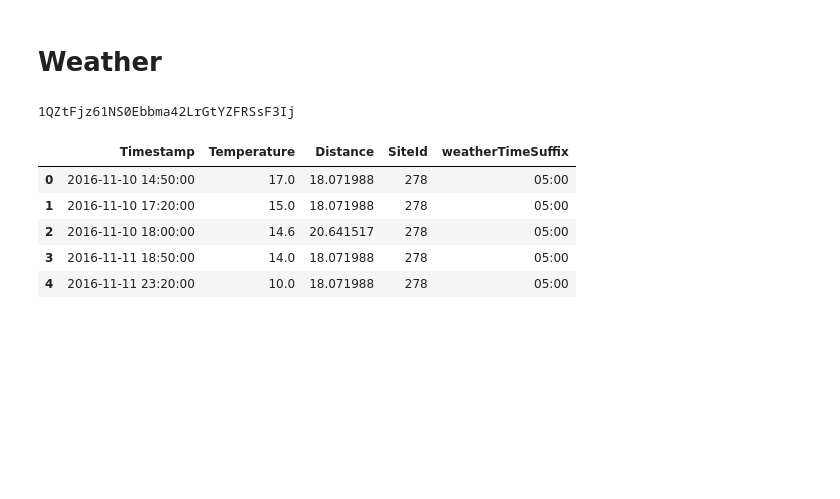
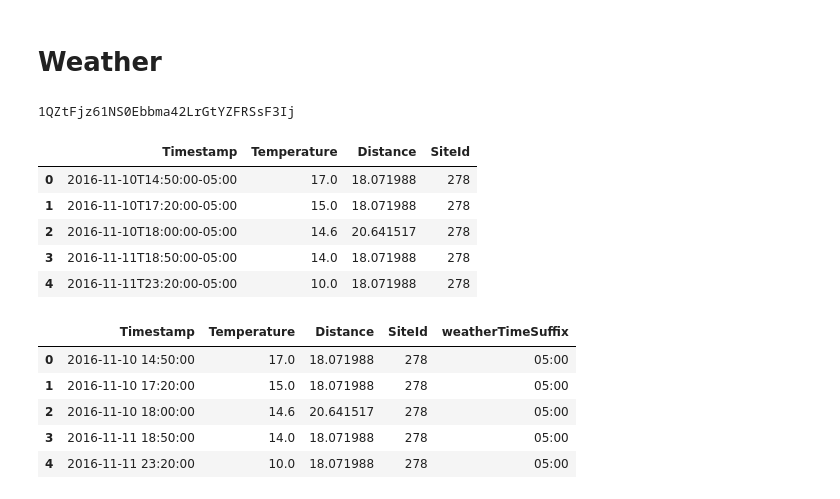
Before and after one commit to team-energy-consumption/main, a Jupyter notebook: team_high_energy.ipynb, the cells around one changed output. Drawn from its saved outputs; the diff is of its cells as text; code cells hidden in the pictures; blank space fills up the shorter version.

```diff
--- a/team_high_energy.ipynb
+++ b/team_high_energy.ipynb
@@ -493,7 +502,15 @@ print (id)
 # %%
 downloaded = drive.CreateFile({'id':id})
 downloaded.GetContentFile('power-laws-forecasting-energy-consumption-weather.csv')
 weather = pd.read_csv('power-laws-forecasting-energy-consumption-weather.csv', sep = ';')
+weather.head()
+# %% [output]
+|  | Timestamp | Temperature | Distance | SiteId |
+| 0 | 2016-11-10T14:50:00-05:00 | 17.0 | 18.071988 | 278 |
+| 1 | 2016-11-10T17:20:00-05:00 | 15.0 | 18.071988 | 278 |
+| 2 | 2016-11-10T18:00:00-05:00 | 14.6 | 20.641517 | 278 |
+| 3 | 2016-11-11T18:50:00-05:00 | 14.0 | 18.071988 | 278 |
+| 4 | 2016-11-11T23:20:00-05:00 | 10.0 | 18.071988 | 278 |
 # %%
 # I have no idea what the last few digits of this time stamp mean.
 # For now I'm going to remove them so I can convert the rest of it but saving it in a new column
```
Also changed, not shown: parts of 9 cells of this notebook, 1 other file.
